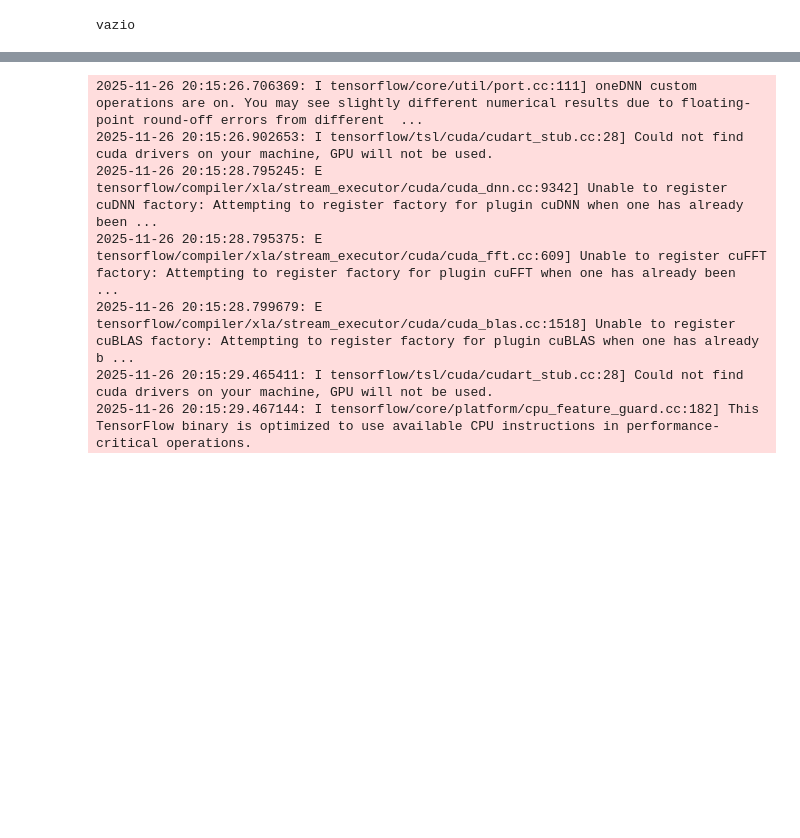
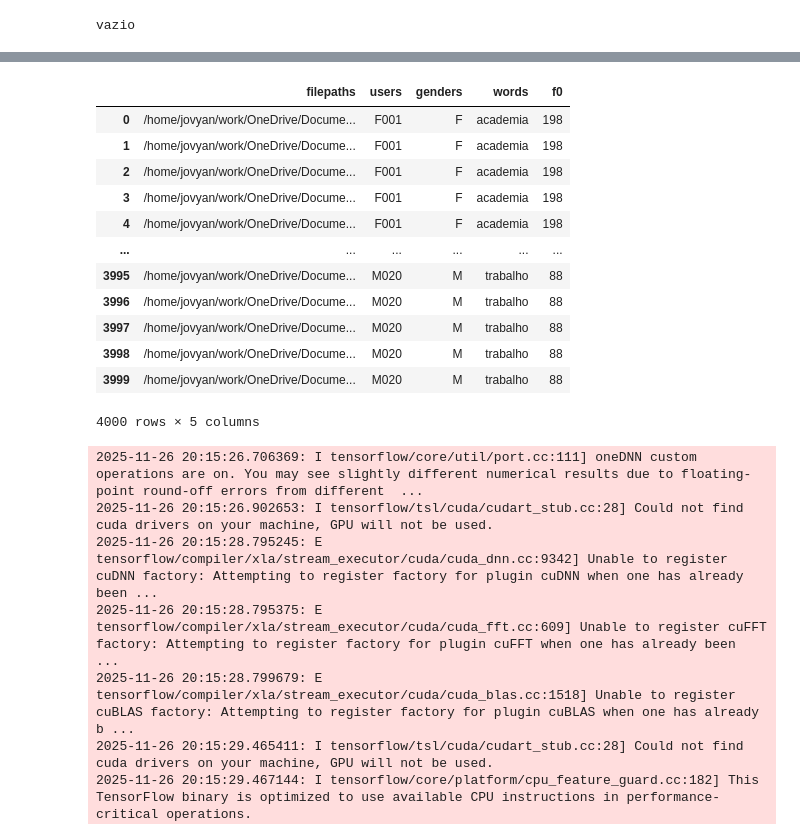
Before and after one commit to fernandasf/effect_pitch_classification, a Jupyter notebook: pitch/pitch.ipynb, the cells around one changed output, grey strips where cells are left out. Drawn from its saved outputs; the diff is of its cells as text; code cells hidden in the pictures; blank space fills up the shorter version.

```diff
--- a/pitch/pitch.ipynb
+++ b/pitch/pitch.ipynb
@@ -204,4 +206,35 @@ vazio
 # %%
 import pandas as pd
 import numpy as np
+# %%
+def count_and_sum(df_uw):
+    sum_values = np.sum(df_uw["f0_mean"])
+    count = 0
+    for i in df_uw["f0_mean"]:
+        if i > 0:
+            count += 1
+    return count, sum_values
+
+def get_f0_by_word_and_users(df):
+    df_user = df.groupby(["users"])
+    key_user = df_user.groups.keys()
+    words = df.words.unique()
+    means_f0_by_user = []
+    for key in list(key_user):
+        df_u = df_user.get_group(key).reset_index(drop=True)
+        for word in words:
+            df_uw = df_u[df_u["words"] == word]
+            count, sum_values  = count_and_sum(df_uw)
+            if sum_values > 0:
+                mean = round((sum_values/count))
+            else:
+                print(key, word)
+                mean = 0
+            means = [mean] * len(df_uw)
+            means_f0_by_user.extend(means)
+
+    df["f0_mean_by_user"] = means_f0_by_user
+    df_new = df[["filepaths", "users", "genders", "words", "f0_mean_by_user"]]
+    df_new_re = df_new.rename(columns={"f0_mean_by_user": "f0"})
+    return df_new_re
 # %%
@@ -265 +258,18 @@ df
+# %%
+df_new_re =  get_f0_by_word_and_users(df)
+df_new_re
+# %% [output]
+|  | filepaths | users | genders | words | f0 |
+| 0 | /home/jovyan/work/OneDrive/Docume... | F001 | F | academia | 198 |
+| 1 | /home/jovyan/work/OneDrive/Docume... | F001 | F | academia | 198 |
+| 2 | /home/jovyan/work/OneDrive/Docume... | F001 | F | academia | 198 |
+| 3 | /home/jovyan/work/OneDrive/Docume... | F001 | F | academia | 198 |
+| 4 | /home/jovyan/work/OneDrive/Docume... | F001 | F | academia | 198 |
+| ... | ... | ... | ... | ... | ... |
+| 3995 | /home/jovyan/work/OneDrive/Docume... | M020 | M | trabalho | 88 |
+| 3996 | /home/jovyan/work/OneDrive/Docume... | M020 | M | trabalho | 88 |
+| 3997 | /home/jovyan/work/OneDrive/Docume... | M020 | M | trabalho | 88 |
+| 3998 | /home/jovyan/work/OneDrive/Docume... | M020 | M | trabalho | 88 |
+| 3999 | /home/jovyan/work/OneDrive/Docume... | M020 | M | trabalho | 88 |
+4000 rows × 5 columns
 # %%
```
Also changed, not shown: parts of 8 cells of this notebook, 4 other files.
